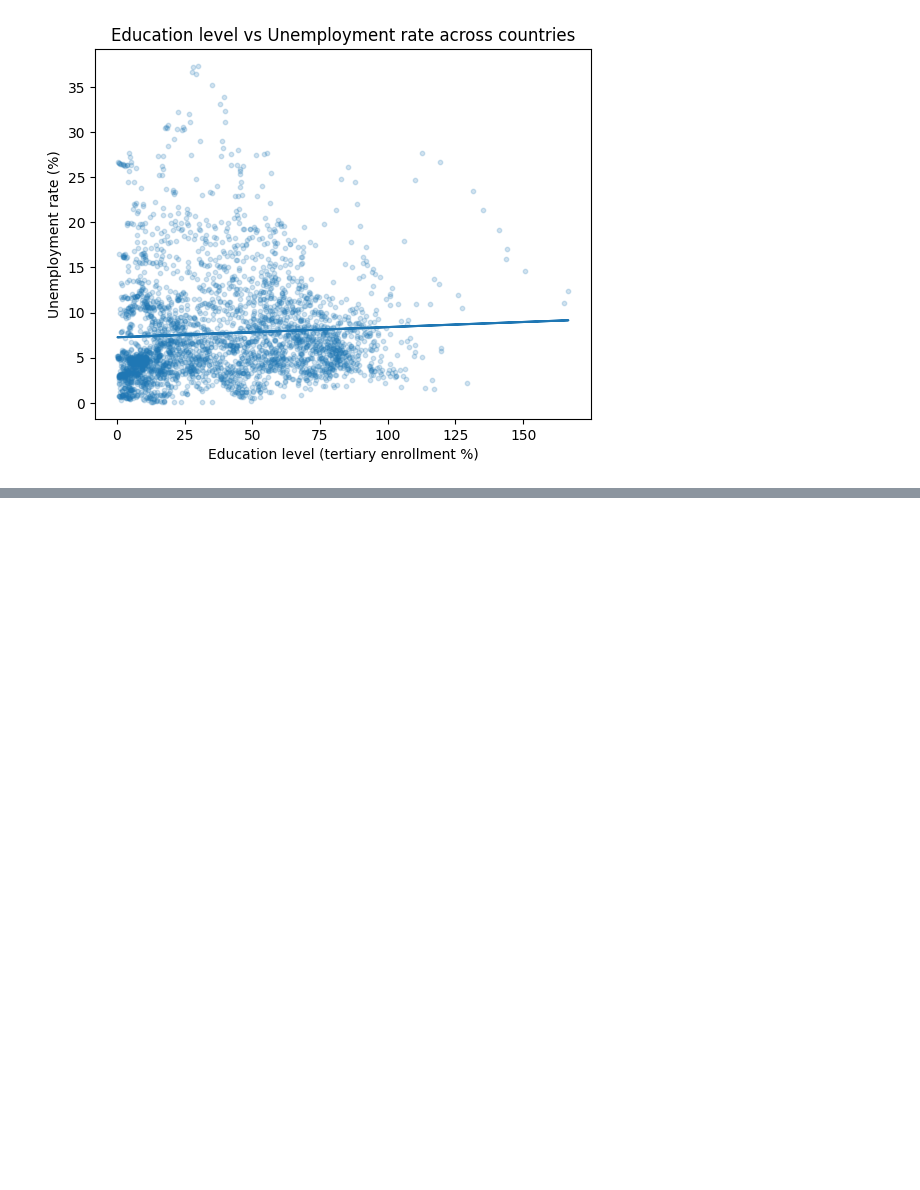
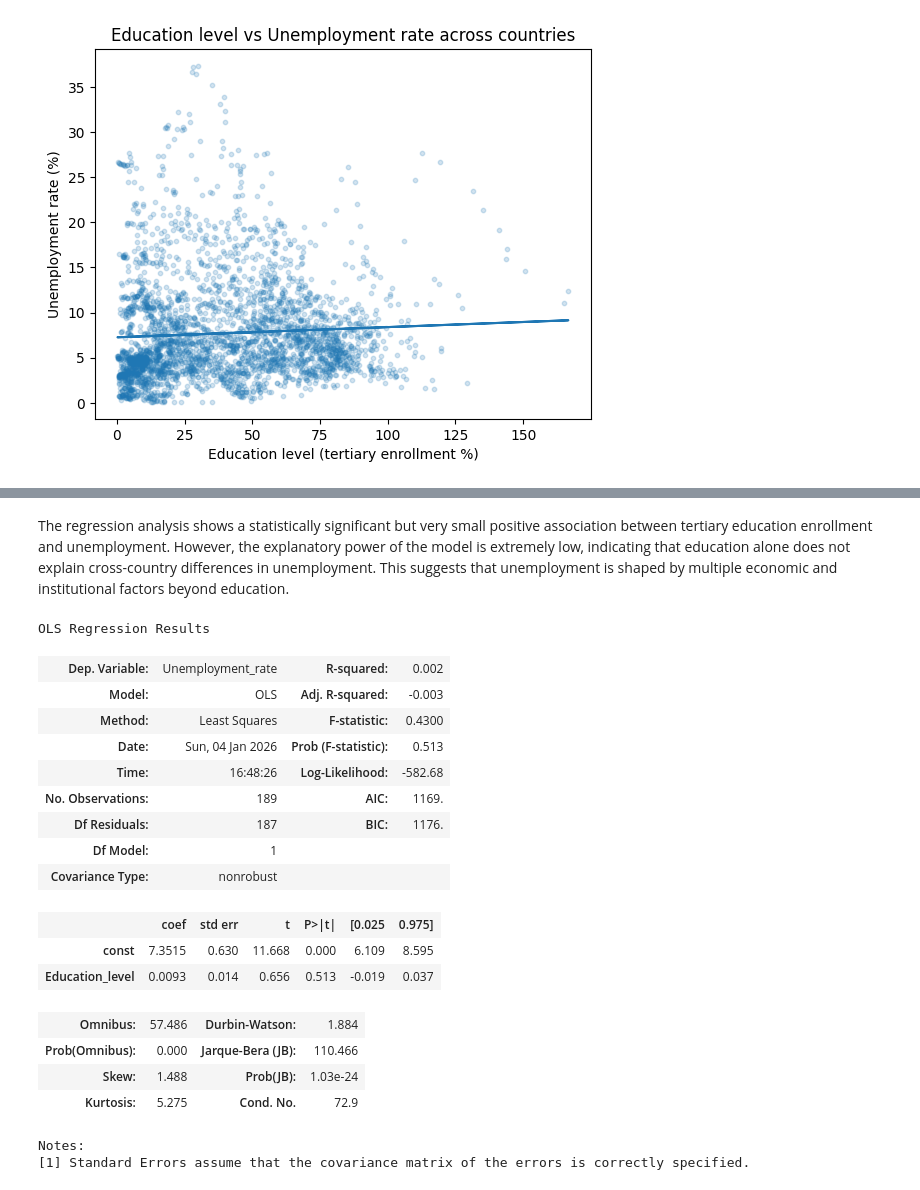
Before and after one commit to DevJunayedKabirFahim/fcss_final_project, a Jupyter notebook: final_project.ipynb, the cells around one changed output, grey strips where cells are left out. Drawn from its saved outputs; the diff is of its cells as text; code cells hidden in the pictures; blank space fills up the shorter version.

```diff
--- a/final_project.ipynb
+++ b/final_project.ipynb
@@ -289,0 +329,9 @@ plt.show()
+# %%
+
+X = analysis_df["Education_level"]
+y = analysis_df["Unemployment_rate"]
+
+X = sm.add_constant(X)  # adds intercept
+model = sm.OLS(y, X).fit()
+
+print(model.summary())
@@ -289,0 +356,31 @@ plt.show()
+# %% [markdown]
+The regression analysis shows a statistically significant but very small positive association between tertiary education enrollment and unemployment. However, the explanatory power of the model is extremely low, indicating that education alone does not explain cross-country differences in unemployment. This suggests that unemployment is shaped by multiple economic and institutional factors beyond education.
+# %%
+country_avg = analysis_df.groupby("Country Name")[
+    ["Education_level", "Unemployment_rate"]
+].mean()
+
+X = sm.add_constant(country_avg["Education_level"])
+y = country_avg["Unemployment_rate"]
+
+sm.OLS(y, X).fit().summary()
+# %% [output]
+OLS Regression Results
+| Dep. Variable: | Unemployment_rate | R-squared: | 0.002 |
+| Model: | OLS | Adj. R-squared: | -0.003 |
+| Method: | Least Squares | F-statistic: | 0.4300 |
+| Date: | Sun, 04 Jan 2026 | Prob (F-statistic): | 0.513 |
+| Time: | 16:48:26 | Log-Likelihood: | -582.68 |
+| No. Observations: | 189 | AIC: | 1169. |
+| Df Residuals: | 187 | BIC: | 1176. |
+| Df Model: | 1 |  |  |
+| Covariance Type: | nonrobust |  |  |
+|  | coef | std err | t | P>|t| | [0.025 | 0.975] |
+| const | 7.3515 | 0.630 | 11.668 | 0.000 | 6.109 | 8.595 |
+| Education_level | 0.0093 | 0.014 | 0.656 | 0.513 | -0.019 | 0.037 |
+| Omnibus: | 57.486 | Durbin-Watson: | 1.884 |
+| Prob(Omnibus): | 0.000 | Jarque-Bera (JB): | 110.466 |
+| Skew: | 1.488 | Prob(JB): | 1.03e-24 |
+| Kurtosis: | 5.275 | Cond. No. | 72.9 |
+Notes:
+[1] Standard Errors assume that the covariance matrix of the errors is correctly specified.
```
Also changed, not shown: parts of 19 cells of this notebook, 1 other file.
